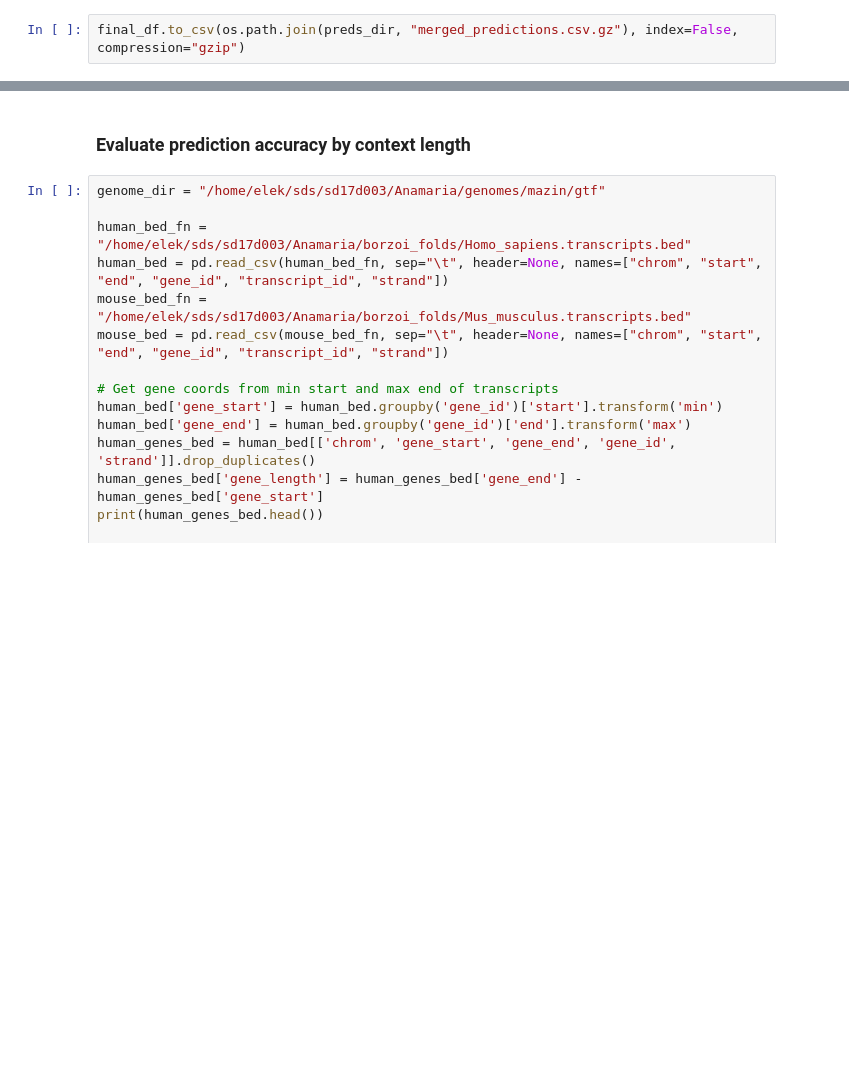
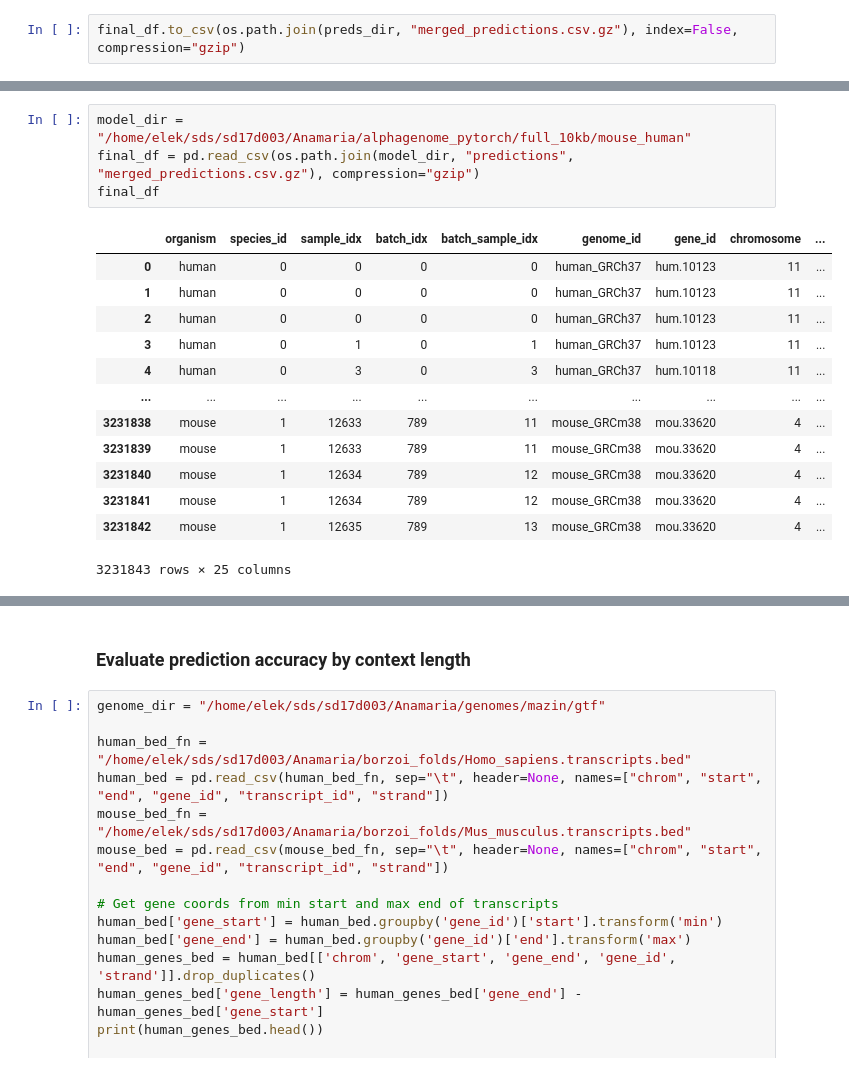
Before and after one commit to anamariaelek/alphagenome, a Jupyter notebook: notebooks/splicing_predict.ipynb, the cells around one changed output, grey strips where cells are left out. Drawn from its saved outputs; the diff is of its cells as text; blank space fills up the shorter version.

```diff
--- a/notebooks/splicing_predict.ipynb
+++ b/notebooks/splicing_predict.ipynb
@@ -1353,0 +1458,18 @@ final_df.to_csv(os.path.join(preds_dir, "merged_predictions.csv.gz"), index=Fals
+# %%
+model_dir = "/home/elek/sds/sd17d003/Anamaria/alphagenome_pytorch/full_10kb/mouse_human"
+final_df = pd.read_csv(os.path.join(model_dir, "predictions", "merged_predictions.csv.gz"), compression="gzip")
+final_df
+# %% [output]
+|  | organism | species_id | sample_idx | batch_idx | batch_sample_idx | genome_id | gene_id | chromosome | ... |
+| 0 | human | 0 | 0 | 0 | 0 | human_GRCh37 | hum.10123 | 11 | ... |
+| 1 | human | 0 | 0 | 0 | 0 | human_GRCh37 | hum.10123 | 11 | ... |
+| 2 | human | 0 | 0 | 0 | 0 | human_GRCh37 | hum.10123 | 11 | ... |
+| 3 | human | 0 | 1 | 0 | 1 | human_GRCh37 | hum.10123 | 11 | ... |
+| 4 | human | 0 | 3 | 0 | 3 | human_GRCh37 | hum.10118 | 11 | ... |
+| ... | ... | ... | ... | ... | ... | ... | ... | ... | ... |
+| 3231838 | mouse | 1 | 12633 | 789 | 11 | mouse_GRCm38 | mou.33620 | 4 | ... |
+| 3231839 | mouse | 1 | 12633 | 789 | 11 | mouse_GRCm38 | mou.33620 | 4 | ... |
+| 3231840 | mouse | 1 | 12634 | 789 | 12 | mouse_GRCm38 | mou.33620 | 4 | ... |
+| 3231841 | mouse | 1 | 12634 | 789 | 12 | mouse_GRCm38 | mou.33620 | 4 | ... |
+| 3231842 | mouse | 1 | 12635 | 789 | 13 | mouse_GRCm38 | mou.33620 | 4 | ... |
+3231843 rows × 25 columns
```
Also changed, not shown: parts of 17 cells of this notebook, 5 other files.
